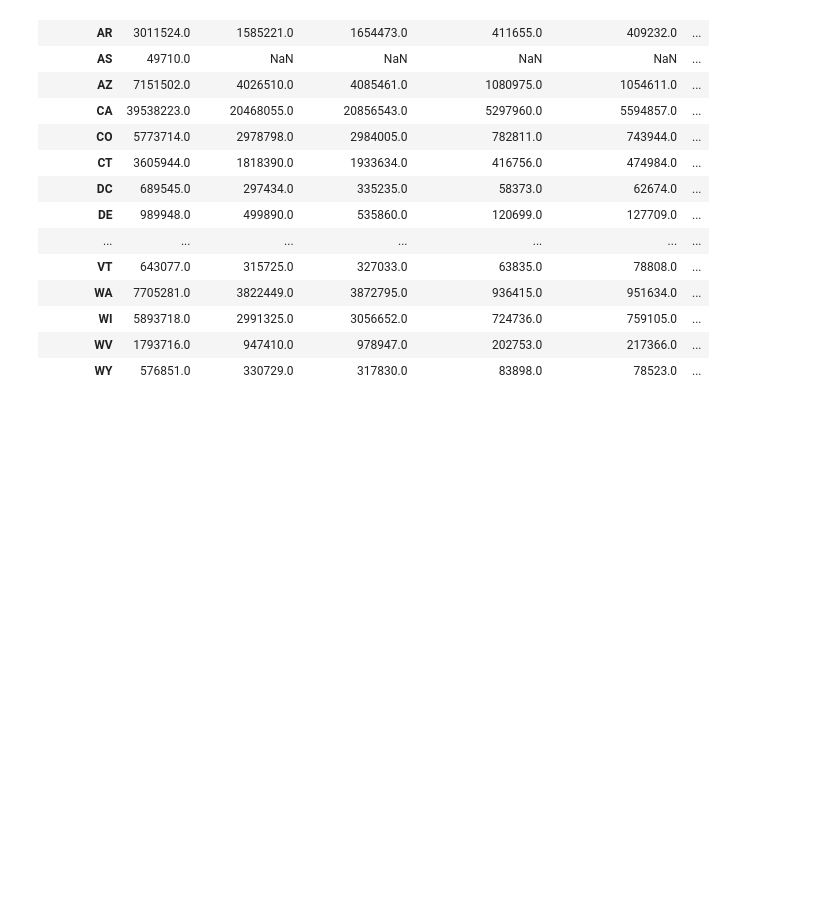
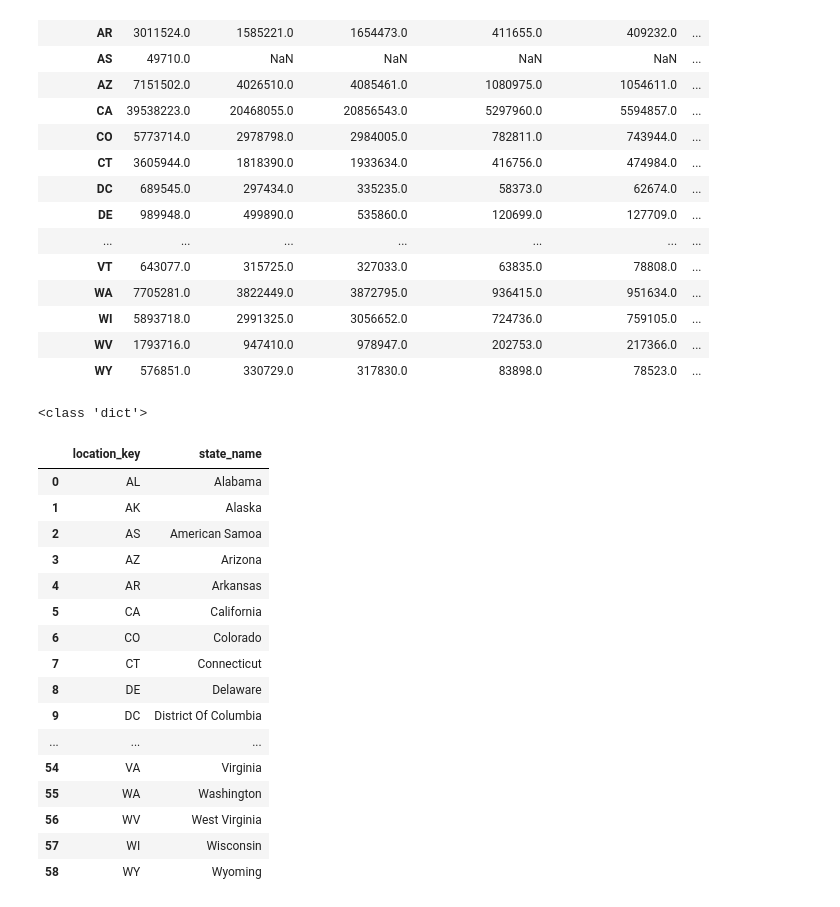
Before and after one commit to andrewjmack/covid-data-visualization, a Jupyter notebook: Covid_cleaning.ipynb, the cells around one changed output. Cells and saved outputs as stored; diff of their text form; code cells hidden in the pictures; blank space fills up the shorter version.

Commit message:
Junction table done
Junction table for state names now done...pain in my

```diff
--- a/Covid_cleaning.ipynb
+++ b/Covid_cleaning.ipynb
@@ -315,0 +378,25 @@ us_demo_cleaned.to_csv('US_demo_cleaned.csv')
+# %%
+print(type(states))
+# %% [output]
+<class 'dict'>
+# %%
+states_df = pd.DataFrame(list(states.items()),columns=['location_key', 'state_name'])
+states_df
+# %% [output]
+|  | location_key | state_name |
+| 0 | AL | Alabama |
+| 1 | AK | Alaska |
+| 2 | AS | American Samoa |
+| 3 | AZ | Arizona |
+| 4 | AR | Arkansas |
+| 5 | CA | California |
+| 6 | CO | Colorado |
+| 7 | CT | Connecticut |
+| 8 | DE | Delaware |
+| 9 | DC | District Of Columbia |
+| ... | ... | ... |
+| 54 | VA | Virginia |
+| 55 | WA | Washington |
+| 56 | WV | West Virginia |
+| 57 | WI | Wisconsin |
+| 58 | WY | Wyoming |
```
Also changed, not shown: parts of 3 cells of this notebook, 1 other file.
